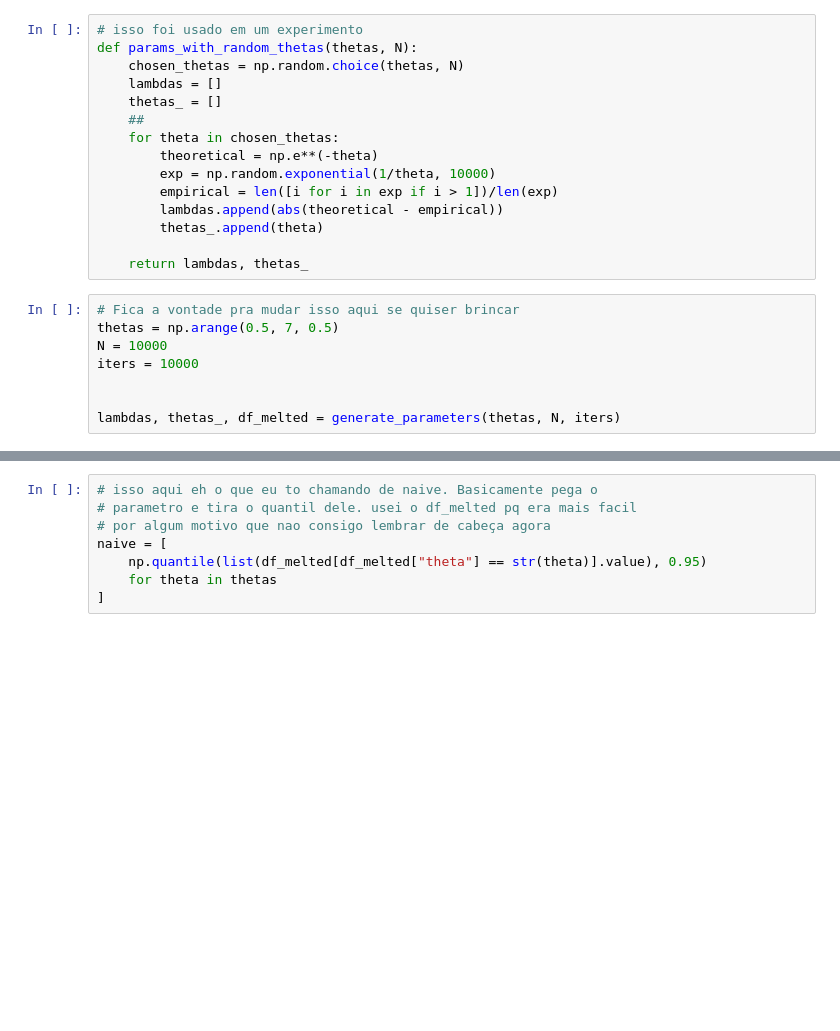
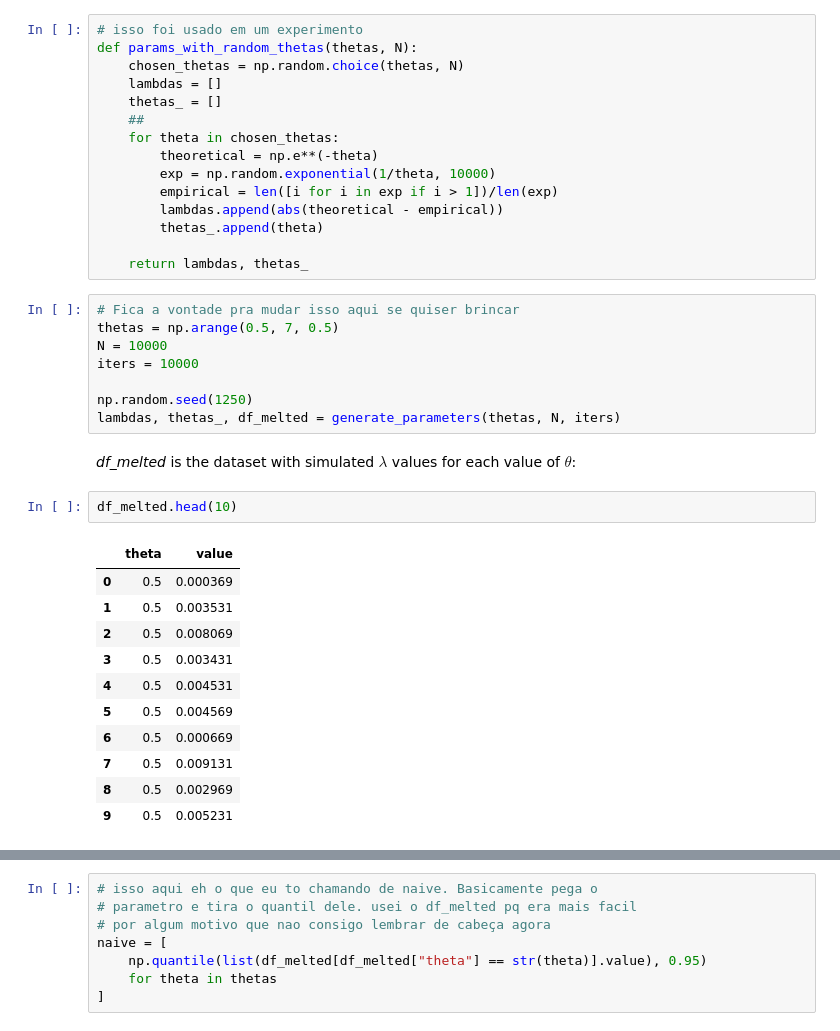
Before and after one commit to Monoxido45/CSI, a Jupyter notebook: experiments/pinball.ipynb, the cells around one changed output, grey strips where cells are left out. Saved outputs shown, nothing was run; the diff lists cells and outputs as text; blank space fills up the shorter version.

```diff
--- a/experiments/pinball.ipynb
+++ b/experiments/pinball.ipynb
@@ -71,5 +76,21 @@ thetas = np.arange(0.5, 7, 0.5)
 N = 10000
 iters = 10000
 
-
+np.random.seed(1250)
 lambdas, thetas_, df_melted = generate_parameters(thetas, N, iters)
+# %% [markdown]
+*df_melted* is the dataset with simulated $\lambda$ values for each value of $\theta$:
+# %%
+df_melted.head(10)
+# %% [output]
+|  | theta | value |
+| 0 | 0.5 | 0.000369 |
+| 1 | 0.5 | 0.003531 |
+| 2 | 0.5 | 0.008069 |
+| 3 | 0.5 | 0.003431 |
+| 4 | 0.5 | 0.004531 |
+| 5 | 0.5 | 0.004569 |
+| 6 | 0.5 | 0.000669 |
+| 7 | 0.5 | 0.009131 |
+| 8 | 0.5 | 0.002969 |
+| 9 | 0.5 | 0.005231 |
```
Also changed, not shown: parts of 46 cells of this notebook.
